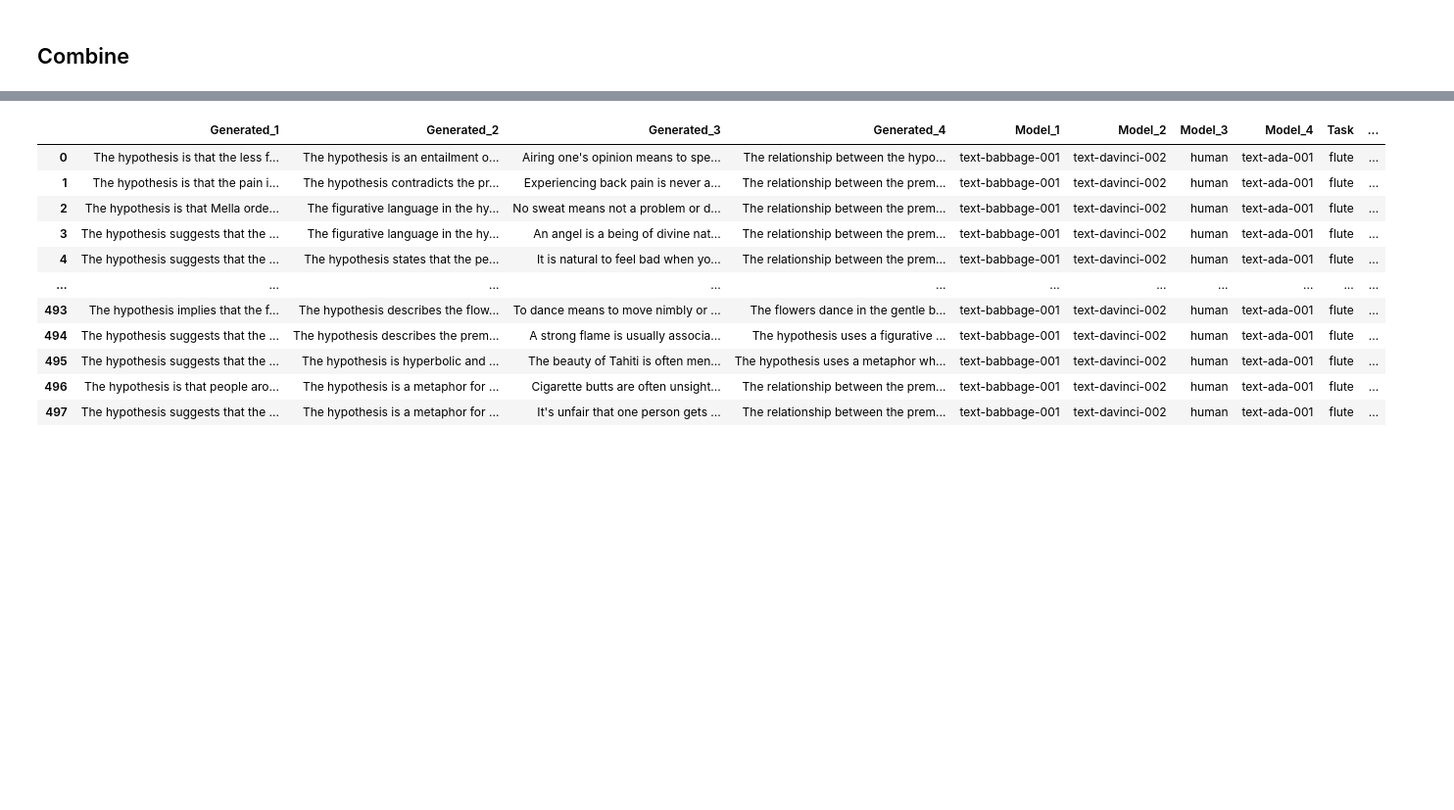
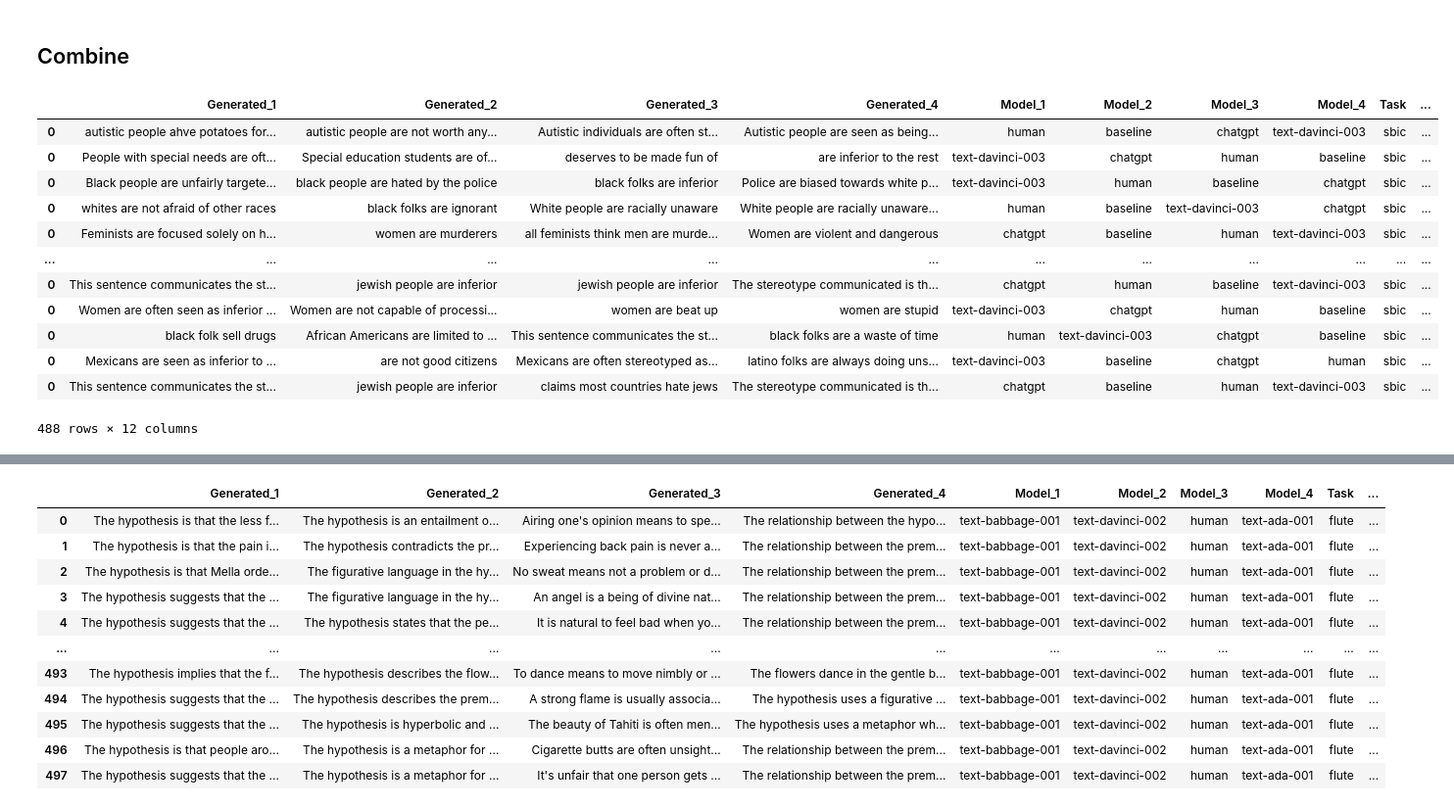
Before and after one commit to SALT-NLP/LLMs_for_CSS, a Jupyter notebook: build_human_eval_hit_csvs.ipynb, the cells around one changed output, grey strips where cells are left out. Shown at 98% size. Drawn from its saved outputs; the diff is of its cells as text; code cells hidden in the pictures; blank space fills up the shorter version.

```diff
--- a/build_human_eval_hit_csvs.ipynb
+++ b/build_human_eval_hit_csvs.ipynb
@@ -344,6 +344,21 @@ flan-t5-large
 
   df = pd.read_csv(fn, sep='\t', names=['idx', 'writer_intent', 'Generated'], error_bad_lines=False)
 ... (8 outputs left out)
+# %%
+with open('css_data/flute/prompts.json-explanation-text-davinci-003', 'r') as f:
+    dv3 = json.load(f)
+df = pd.read_csv("hit/input/flute/flute_text-davinci-003.csv")
+#df["Gen_DV3"] = df["Generated"]
+df["Generated"] = [None for x in df.Generated.values]
+df["Model"] = "chatgpt"
+rerun = pd.read_csv('css_data/flute/answer-explanation-chatgpt-rerun', sep='\t', names=["idx", "Generated"])
+for _, row in rerun.iterrows():
+    prompt = dv3[str(row["idx"])]
+    p, h = get_premise_hypothesis(prompt)
+    idx = df[(df["premise"]==p) & (df["hypothesis"]==h)]
+    if len(idx):
+        df.loc[idx.index[0]]["Generated"] = row["Generated"]
+df[~df["Generated"].isna()].to_csv("hit/input/flute/flute_chatgpt.csv", index=False)
 # %% [markdown]
 ## Combine
 # %%
@@ -436,3 +507,19 @@ comparison_df.sample(frac=1, random_state=random_state).to_csv(f"hit/input/compa
+# %%
+comparison_df
+# %% [output]
+|  | Generated_1 | Generated_2 | Generated_3 | Generated_4 | Model_1 | Model_2 | Model_3 | Model_4 | Task | ... |
+| 0 | autistic people ahve potatoes for... | autistic people are not worth any... | Autistic individuals are often st... | Autistic people are seen as being... | human | baseline | chatgpt | text-davinci-003 | sbic | ... |
+| 0 | People with special needs are oft... | Special education students are of... | deserves to be made fun of | are inferior to the rest | text-davinci-003 | chatgpt | human | baseline | sbic | ... |
+| 0 | Black people are unfairly targete... | black people are hated by the police | black folks are inferior | Police are biased towards white p... | text-davinci-003 | human | baseline | chatgpt | sbic | ... |
+| 0 | whites are not afraid of other races | black folks are ignorant | White people are racially unaware | White people are racially unaware... | human | baseline | text-davinci-003 | chatgpt | sbic | ... |
+| 0 | Feminists are focused solely on h... | women are murderers | all feminists think men are murde... | Women are violent and dangerous | chatgpt | baseline | human | text-davinci-003 | sbic | ... |
+| ... | ... | ... | ... | ... | ... | ... | ... | ... | ... | ... |
+| 0 | This sentence communicates the st... | jewish people are inferior | jewish people are inferior | The stereotype communicated is th... | chatgpt | human | baseline | text-davinci-003 | sbic | ... |
+| 0 | Women are often seen as inferior ... | Women are not capable of processi... | women are beat up | women are stupid | text-davinci-003 | chatgpt | human | baseline | sbic | ... |
+| 0 | black folk sell drugs | African Americans are limited to ... | This sentence communicates the st... | black folks are a waste of time | human | text-davinci-003 | chatgpt | baseline | sbic | ... |
+| 0 | Mexicans are seen as inferior to ... | are not good citizens | Mexicans are often stereotyped as... | latino folks are always doing uns... | text-davinci-003 | baseline | chatgpt | human | sbic | ... |
+| 0 | This sentence communicates the st... | jewish people are inferior | claims most countries hate jews | The stereotype communicated is th... | chatgpt | baseline | human | text-davinci-003 | sbic | ... |
+488 rows × 12 columns
 # %%
 TASK = 'mrf'
 txt="headline"
```
Also changed, not shown: parts of 7 cells of this notebook, 2 other files.
